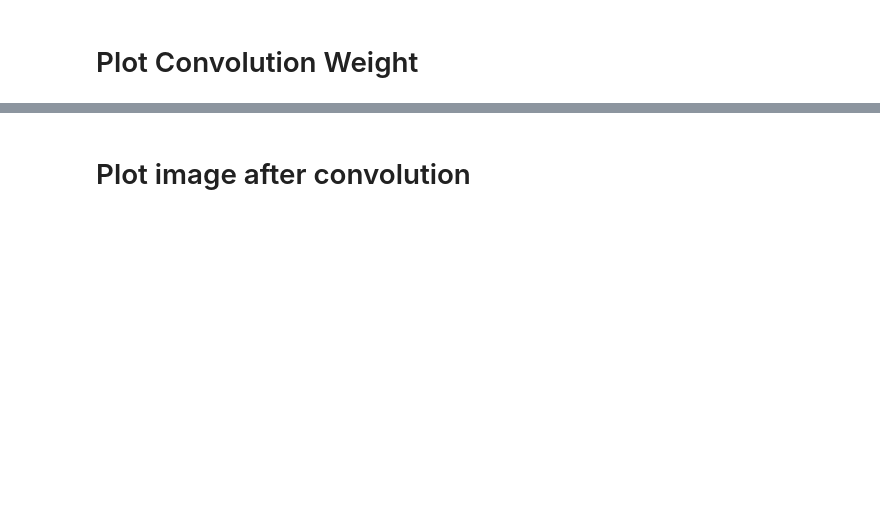
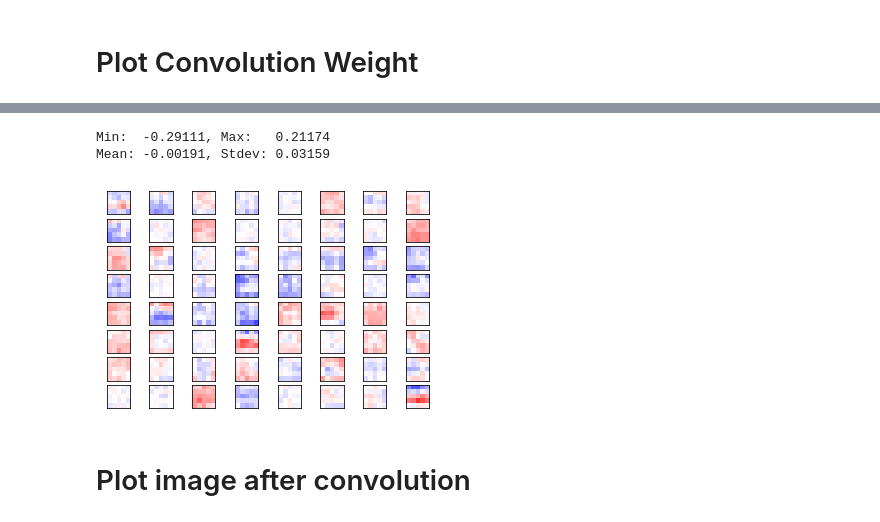
Before and after one commit to dashmoment/moxa_ai_training, a Jupyter notebook: tutorial/02_CNN/tutorial.ipynb, the cells around one changed output, grey strips where cells are left out. Cells and saved outputs as stored; diff of their text form; code cells hidden in the pictures; blank space fills up the shorter version.

```diff
--- a/tutorial/02_CNN/tutorial.ipynb
+++ b/tutorial/02_CNN/tutorial.ipynb
@@ -235,4 +233,6 @@ session = tf.Session()
 # %%
+save_dir = "./model"
+
 try:
     print("Trying to restore last checkpoint ...")
 
@@ -256,7 +256,7 @@ Restored checkpoint from: checkpoints/cifar10_cnn-0
 ## Determine Batch Size
 # %%
 train_batch_size = 64
-num_iterations = 10
+num_iterations = 100000
 # %% [markdown]
 ## Start Training your model
 # %%
@@ -271,33 +271,33 @@ for i in range(num_iterations):
     # Put the batch into a dict with the proper names
     # for placeholder variables in the TensorFlow graph.
     feed_dict_train = {x: x_batch,
-                       y_true: y_true_batch}
+                       y_true: y_true_batch,
+                          is_training:True}
 
     # Run the optimizer using this batch of training data.
     # TensorFlow assigns the variables in feed_dict_train
     # to the placeholder variables and then runs the optimizer.
     # We also want to retrieve the global_step counter.
-    i_global, _ = session.run([global_step, optimizer],
-                              feed_dict=feed_dict_train)
+    session.run( optimizer,feed_dict=feed_dict_train)
 
     # Print status to screen every 100 iterations (and last).
-    if (i_global % 100 == 0) or (i == num_iterations - 1):
+    if (i % 100 == 0) or (i == num_iterations - 1):
         # Calculate the accuracy on the training-batch.
         batch_acc = session.run(accuracy,
                                 feed_dict=feed_dict_train)
 
         # Print status.
         msg = "Global Step: {0:>6}, Training Batch Accuracy: {1:>6.1%}"
-        print(msg.format(i_global, batch_acc))
+        print(msg.format(i, batch_acc))
 
     # Save a checkpoint to disk every 1000 iterations (and last).
-    if (i_global % 1000 == 0) or (i == num_iterations - 1):
+    if (i % 500 == 0) or (i == num_iterations - 1):
         # Save all variables of the TensorFlow graph to a
         # checkpoint. Append the global_step counter
         # to the filename so we save the last several checkpoints.
         saver.save(session,
-                   save_path=save_path,
-                   global_step=global_step)
+                   save_path=os.path.join(save_dir, "network.ckpt"),
+                   global_step=i)
 
         print("Saved checkpoint.")
 
@@ -444,17 +495,17 @@ if show_confusion_matrix:
 # %%
-def get_weights_variable(layer_name):
+def get_weights_variable(varible_name):
     # Retrieve an existing variable named 'weights' in the scope
     # with the given layer_name.
     # This is awkward because the TensorFlow function was
     # really intended for another purpose.
 
-    with tf.variable_scope("network/" + layer_name, reuse=True):
-        variable = tf.get_variable('weights')
+    with tf.variable_scope("network_var",reuse=True):
+        variable = tf.get_variable(varible_name)
 
     return variable
 
-weights_conv1 = get_weights_variable(layer_name='layer_conv1')
-weights_conv2 = get_weights_variable(layer_name='layer_conv2')
+weights_conv1 = get_weights_variable(varible_name ='conv1w')
+weights_conv2 = get_weights_variable(varible_name ='conv2w')
 # %%
 def plot_conv_weights(weights, input_channel=0):
     # Assume weights are TensorFlow ops for 4-dim variables
@@ -510,5 +565,9 @@ plot_conv_weights(weights=weights_conv1, input_channel=0)
 # %%
-plot_conv_weights(weights=weights_conv2, input_channel=1)
+plot_conv_weights(weights=weights_conv2, input_channel=0)
+# %% [output]
+Min:  -0.29111, Max:   0.21174
+Mean: -0.00191, Stdev: 0.03159
+[figure, added]
 # %% [markdown]
 # Plot image after convolution
 # %%
```
Also changed, not shown: parts of 43 cells of this notebook, 10 other files.
